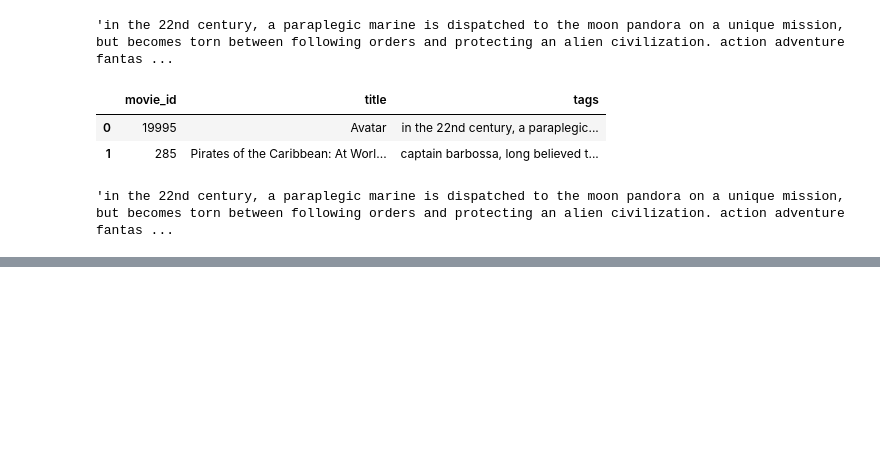
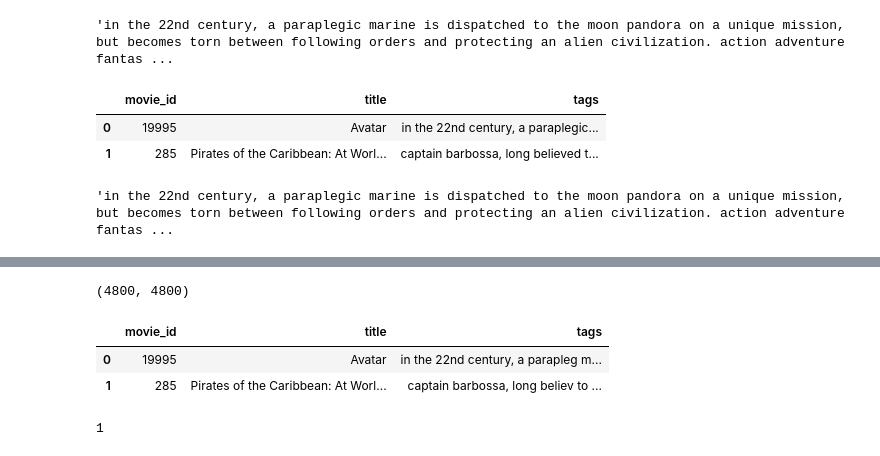
Before and after one commit to NayanKanaparthi/movie-recommender, a Jupyter notebook: Recommender system.ipynb, the cells around one changed output, grey strips where cells are left out. Cells and saved outputs as stored; diff of their text form; code cells hidden in the pictures; blank space fills up the shorter version.

```diff
--- a/Recommender system.ipynb
+++ b/Recommender system.ipynb
@@ -223,3 +223,14 @@ df.head(2)
 df.iloc[0]["tags"]
 # %% [output]
 'in the 22nd century, a paraplegic marine is dispatched to the moon pandora on a unique mission, but becomes torn between following orders and protecting an alien civilization. action adventure fantas ...
+# %%
+from nltk import PorterStemmer
+ps= PorterStemmer()
+# %%
+def stems(text):
+    l=[]
+    for i in text.split():
+        l.append(ps.stem(i))
+    return " ".join(l)
+# %%
+df['tags']=df['tags'].apply(stems)
@@ -225,0 +289,14 @@ df.iloc[0]["tags"]
+# %%
+similarity.shape
+# %% [output]
+(4800, 4800)
+# %%
+df.head(2)
+# %% [output]
+|  | movie_id | title | tags |
+| 0 | 19995 | Avatar | in the 22nd century, a parapleg m... |
+| 1 | 285 | Pirates of the Caribbean: At Worl... | captain barbossa, long believ to ... |
+# %%
+df[df['title'] == "Pirates of the Caribbean: At World's End"].index[0]
+# %% [output]
+1
```
Also changed, not shown: parts of 8 cells of this notebook.
